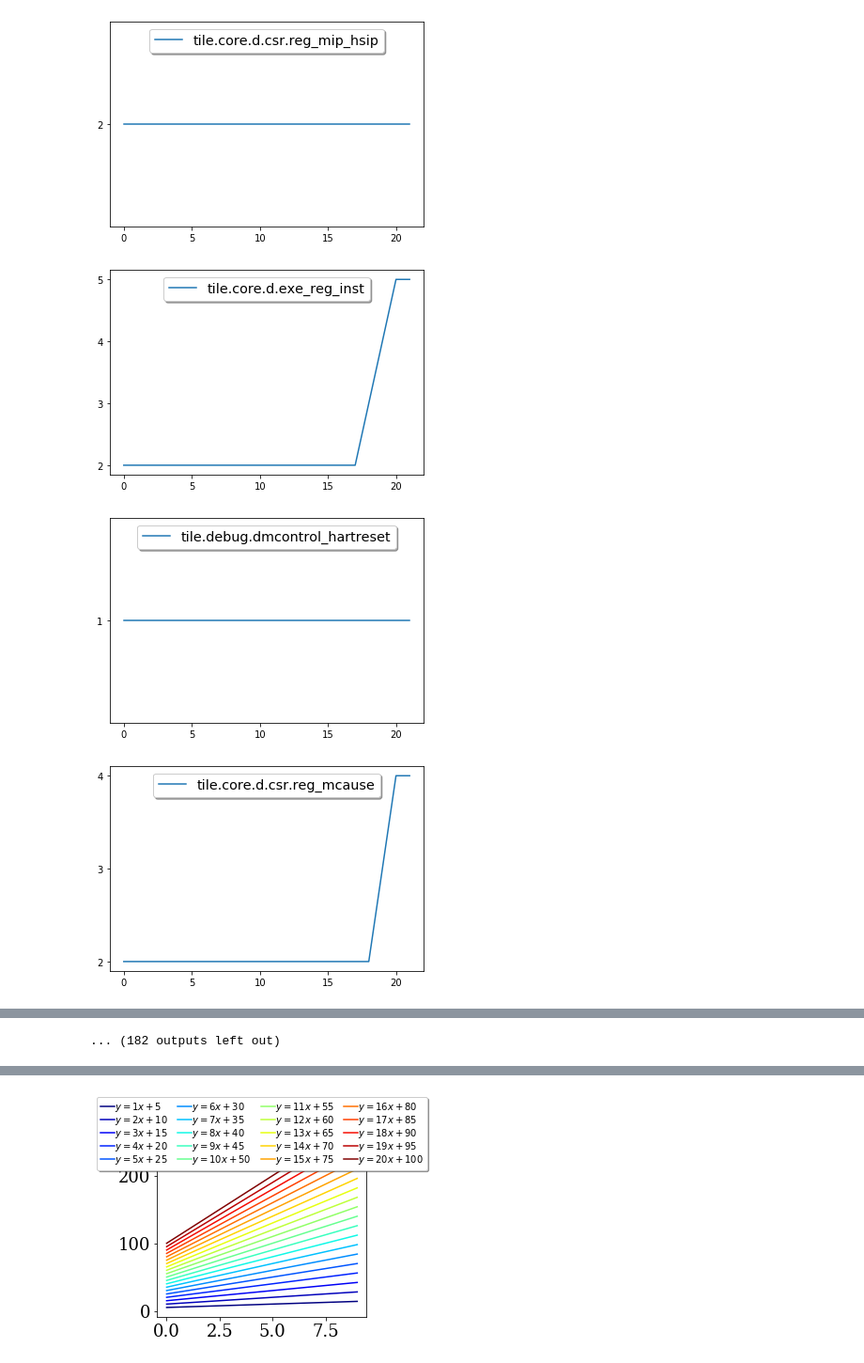
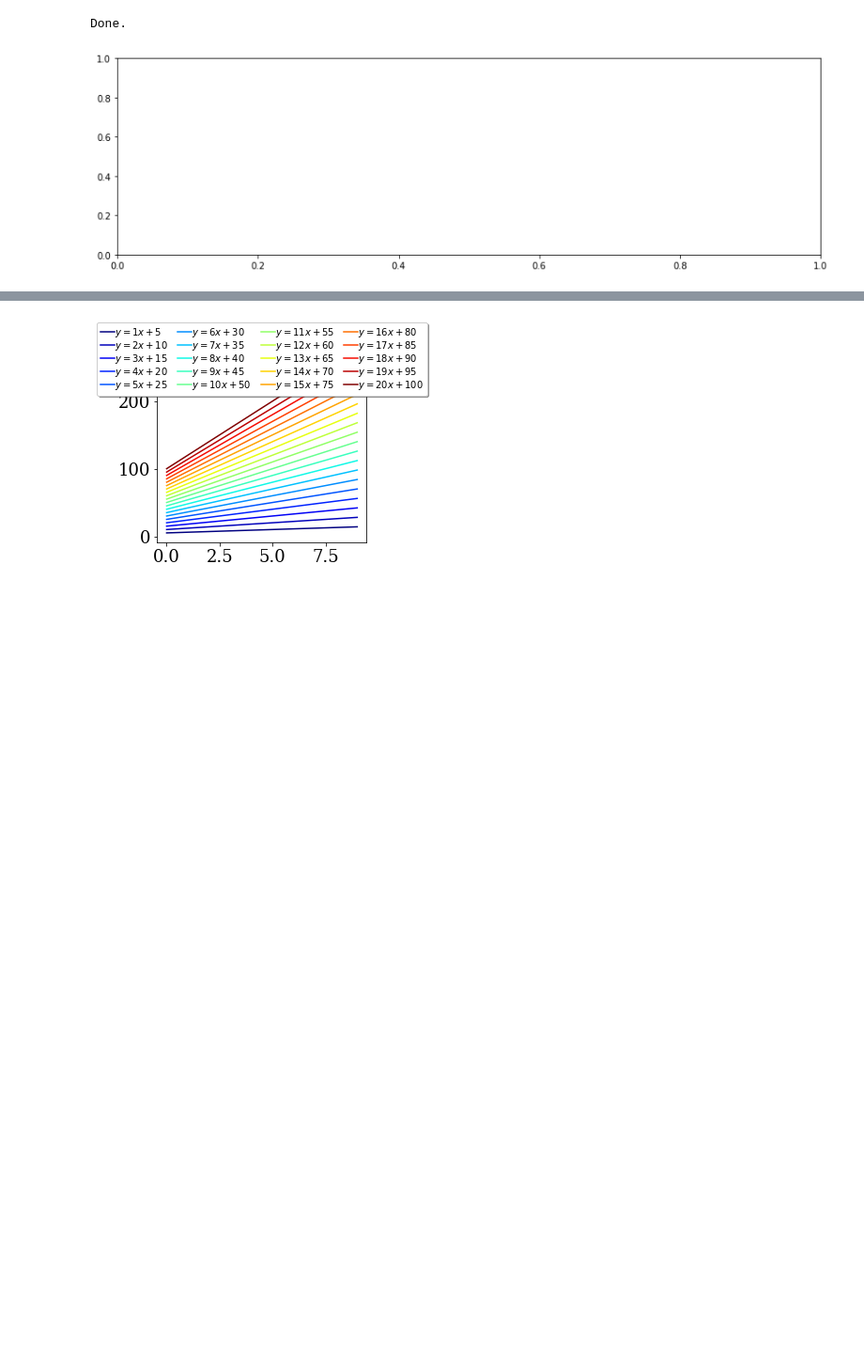
Before and after one commit to H0TSUN/Graph_meterial, a Jupyter notebook: graph_register.ipynb, the cells around one changed output, grey strips where cells are left out. Shown: that part at 94% size. Drawn from its saved outputs; the diff is of its cells as text; code cells hidden in the pictures; blank space fills up the shorter version.

```diff
--- a/graph_register.ipynb
+++ b/graph_register.ipynb
@@ -1,17 +37,42 @@
 # %%
-from matplotlib import pyplot as plt
+# 2. save each of register in path -> make_plots(path)
+from matplotlib import pyplot as plt, patches
+import os
 import csv
+import numpy as np
+def main():
+    #path
+    make_plots('rv5_30/figures')
+    print('Done.')
 
-with open('result_count.csv', newline='') as csvfile:
-    reader = csv.reader(csvfile)
-    for line in reader:
-        fig, ax = plt.subplots()
-        a = range(22)
-        ax.plot(a, line[1:], label=line[0])
-        legend = ax.legend(loc='upper center', shadow=True, fontsize='x-large')
-       ## fig.show()
+
+def make_plots(path):
+    fig, ax = plt.subplots()
+    with open('rv5_30/reg5_result_count.csv', newline='') as csvfile:
+        reader = csv.reader(csvfile)
+        for line in reader:
+            fig, ax = plt.subplots()
+
+            #range(x): x = cycle number
+            a = range(29)
+            plt.xticks(np.arange(0, 29, step=1))
+            ax.plot(a, line[1:], label=line[0])
+            legend = ax.legend(loc='best', shadow=True, fontsize='x-large')
+
+            plt.grid(True)
+            #figure size
+            plt.rcParams["figure.figsize"] = (14,4)
+
+            figname = 'fig_{}.png'.format(line[0])
+            dest = os.path.join(path, figname)
+
+            #file save
+            plt.savefig(dest)
+            plt.cla()
+            plt.close()
+
+
+main()
 # %% [output]
+Done.
-[figure, old version]
+[figure, new version]
-[figure, removed]
-[figure, removed]
-[figure, removed]
@@ -26 +78,0 @@ with open('result_count.csv', newline='') as csvfile:
-... (182 outputs left out)
```
Also changed, not shown: parts of 11 cells of this notebook.
